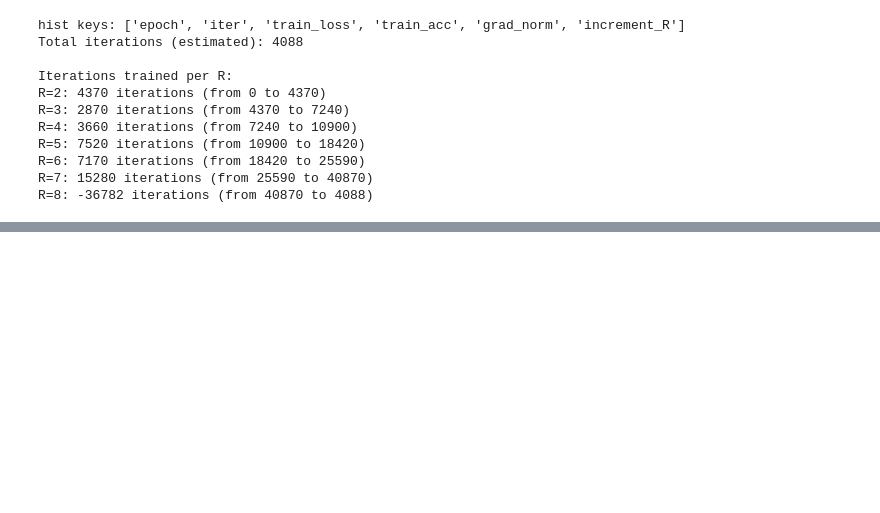
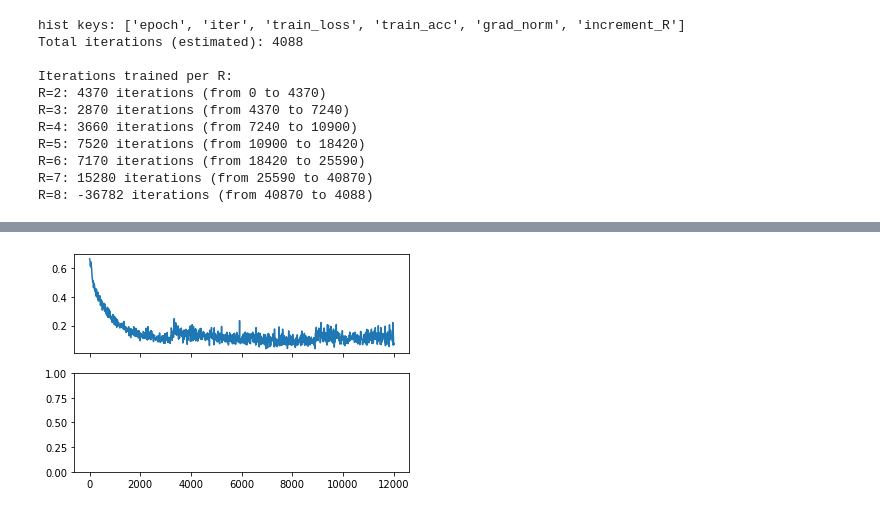
Before and after one commit to RaaghavM/hebbff, a Jupyter notebook: test_hebb_feature.ipynb, the cells around one changed output, grey strips where cells are left out. Saved outputs shown, nothing was run; the diff lists cells and outputs as text; code cells hidden in the pictures; blank space fills up the shorter version.

```diff
--- a/test_hebb_feature.ipynb
+++ b/test_hebb_feature.ipynb
@@ -107,7 +107,8 @@ import plotting
 # -------------------------
 # 1) Load trained model
 # -------------------------
-ckpt = "results/tensor_board_logs_no_freeze_augment_brady/results/HebbFeature_no_freeze_augment_brady_(10).pkl"  # change
+# ckpt = "results/tensor_board_logs_no_freeze_augment_brady/results/HebbFeature_no_freeze_augment_brady_(10).pkl"  # change
+ckpt = "results/tensor_board_logs_no_freeze_augment_rutis/results/HebbFeature_no_freeze_augment_rutis_(6).pkl"
 
 Nx = 512  # Raw image feature dimension (from ResNet output)
 d = 128    # Compressed feature dimension
@@ -115,7 +116,7 @@ Nh = 32   # Hidden Hebbian layer size
 Ny = 1    # Output dimension (recognition task)
 
 net = HebbFeatureLayer(init=[d, Nh, Ny], Nx=Nx)
-pretrained_weights = "results/tensor_board_logs_no_freeze_augment_brady/results/HebbFeature_no_freeze_augment_brady_(10).pkl"
+pretrained_weights = "results/tensor_board_logs_no_freeze_augment_rutis/results/HebbFeature_no_freeze_augment_rutis_(6).pkl"
 net.load(pretrained_weights)
 
 # -------------------------
@@ -296,0 +380,85 @@ R=8: -36782 iterations (from 40870 to 4088)
+# %%
+import plotting
+
+# -------------------------
+# 1) Load trained model
+# -------------------------
+# ckpt = "results/tensor_board_logs_no_freeze_augment_brady/results/HebbFeature_no_freeze_augment_brady_(10).pkl"  # change
+ckpt = "results/tensor_board_logs_no_freeze_augment_rutis/results/HebbFeature_no_freeze_augment_rutis_(4).pkl"
+
+Nx = 512  # Raw image feature dimension (from ResNet output)
+d = 128    # Compressed feature dimension
+Nh = 32   # Hidden Hebbian layer size
+Ny = 1    # Output dimension (recognition task)
+
+net = HebbFeatureLayer(init=[d, Nh, Ny], Nx=Nx)
+pretrained_weights = "results/tensor_board_logs_no_freeze_augment_rutis/results/HebbFeature_no_freeze_augment_rutis_(4).pkl"
+net.load(pretrained_weights)
+
+generator = GenRecogClassifyData_AD_Precompute(image_paths=images_paths, device="cpu", base_bank_npy=base_bank, aug_bank_npy=aug_bank)
+
+def generate_recog_data_batch(T,d,R,P,P2,multiRep,batchSize,**kwargs):
+    x,y = generator(T, R, P, P2, batchSize, multiRep).tensors
+    return TensorDataset(x, y[..., 0:1])
+
+gen_data = lambda R: generate_recog_data_batch(T=min(max(Tmin, R*Tmul), len(images_paths)),
+                                                   d=d,
+                                                   R=R,
+                                                   P=P,
+                                                   P2=P2,
+                                                   softLabels=False,
+                                                   interleave=True,
+                                                   multiRep=(not noMultiRep),
+                                                   batchSize=None,
+                                                   xDataVals='+-')
+
+
+# -------------------------
+# 3) Training curve (if available)
+# -------------------------
+try:
+    plotting.plot_loss_acc(net)
+    plt.show()
+except Exception as e:
+    print("plot_loss_acc skipped:", e)
+
+# -------------------------
+# 4) Curriculum trajectory R(iter)
+# -------------------------
+inc = net.hist.get("increment_R", [])
+if len(inc) > 0:
+    iters, Rs = map(list, zip(*inc))
+    iters.append(net.hist.get("iter", iters[-1]))
+    Rs.append(Rs[-1])
+    plotting.plot_R_curriculum(iters, Rs, label="trained model")
+    plt.legend()
+    plt.show()
+else:
+    print("No increment_R found in net.hist")
+
+# -------------------------
+# 6) Output/readout distributions over selected R
+# -------------------------
+Rs = np.unique(np.logspace(0, 2, 4, dtype=int))
+plotting.plot_familiar_output_distr("analysis_tmp", gen_data, net=net, Rs=Rs, plotNov=True)
+plt.show()
+
+# -------------------------
+# 7) Reaction-time-style curves
+# -------------------------
+plotting.plot_RT_curves("analysis_tmp", gen_data, Rs=np.unique(np.logspace(0, 2, 10, dtype=int)), net=net)
+plt.show()
+
+# -------------------------
+# 8) Parameter heatmaps
+# -------------------------
+if hasattr(net, "w1"):
+    plotting.plot_weight(net.w1.detach()); plt.title("W1"); plt.show()
+if hasattr(net, "w2"):
+    W2 = net.w2.detach().t() if net.w2.ndim == 2 else net.w2.detach().unsqueeze(1)
+    plotting.plot_weight(W2); plt.title("W2^T"); plt.show()
+if hasattr(net, "b1"):
+    plotting.plot_weight(net.b1.detach().unsqueeze(1)); plt.title("b1"); plt.show()
+if hasattr(net, "b2"):
+    plotting.plot_weight(net.b2.detach().unsqueeze(1)); plt.title("b2"); plt.show()
+# %% [output]
@@ -296,0 +466 @@ R=8: -36782 iterations (from 40870 to 4088)
+[figure, added]
```
Also changed, not shown: parts of 5 cells of this notebook, 7 other files.
